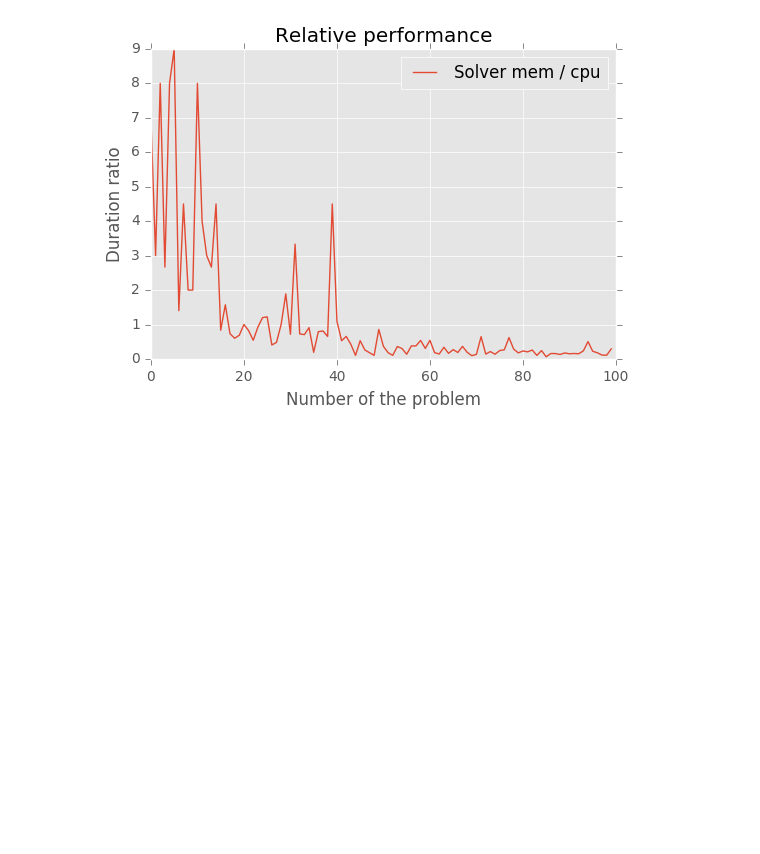
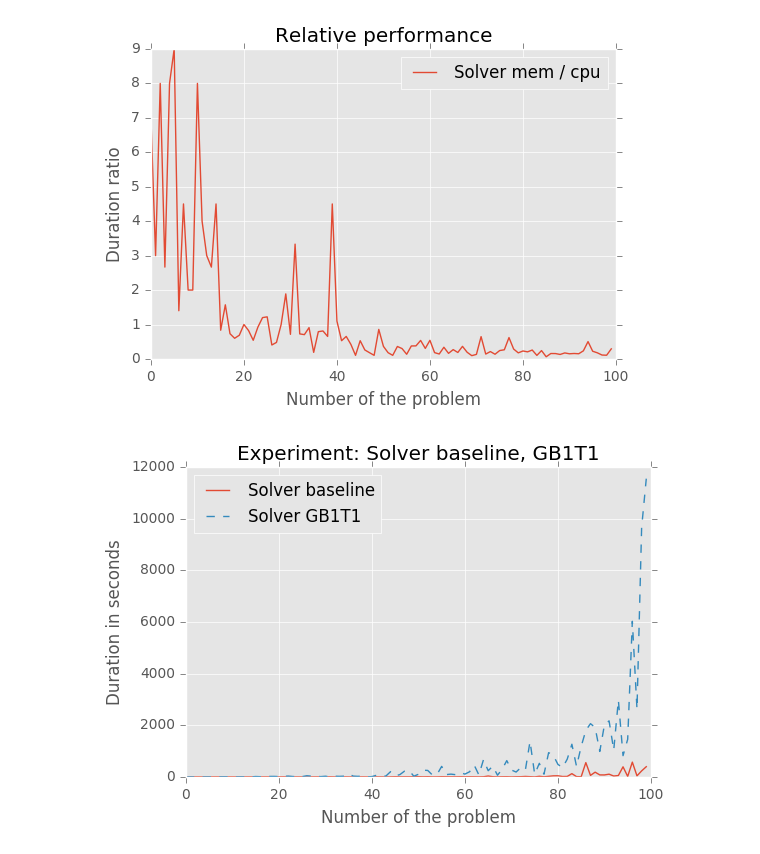
Before and after one commit to spinute/slide_puzzle, a Jupyter notebook: log/results/Untitled.ipynb, the cells around one changed output. Saved outputs shown, nothing was run; the diff lists cells and outputs as text; code cells hidden in the pictures; blank space fills up the shorter version.

```diff
--- a/log/results/Untitled.ipynb
+++ b/log/results/Untitled.ipynb
@@ -232,3 +242,8 @@ len1=100, len2=100
 sum(prob 0-99): s1=475.25999999999993, s2=95.45999999999998
 relative performance over problems: 4.978629792583281
 [figure]
+# %%
+cuda_base = read_lines('aws_15_cuda_distrbase')
+time_plt(cuda_base, 'Solver baseline', cuda_single, "Solver GB1T1", "Experiment: Solver baseline, GB1T1")
+# %% [output]
+[figure, added]
```
Also changed, not shown: parts of 20 cells of this notebook, 7 other files.
